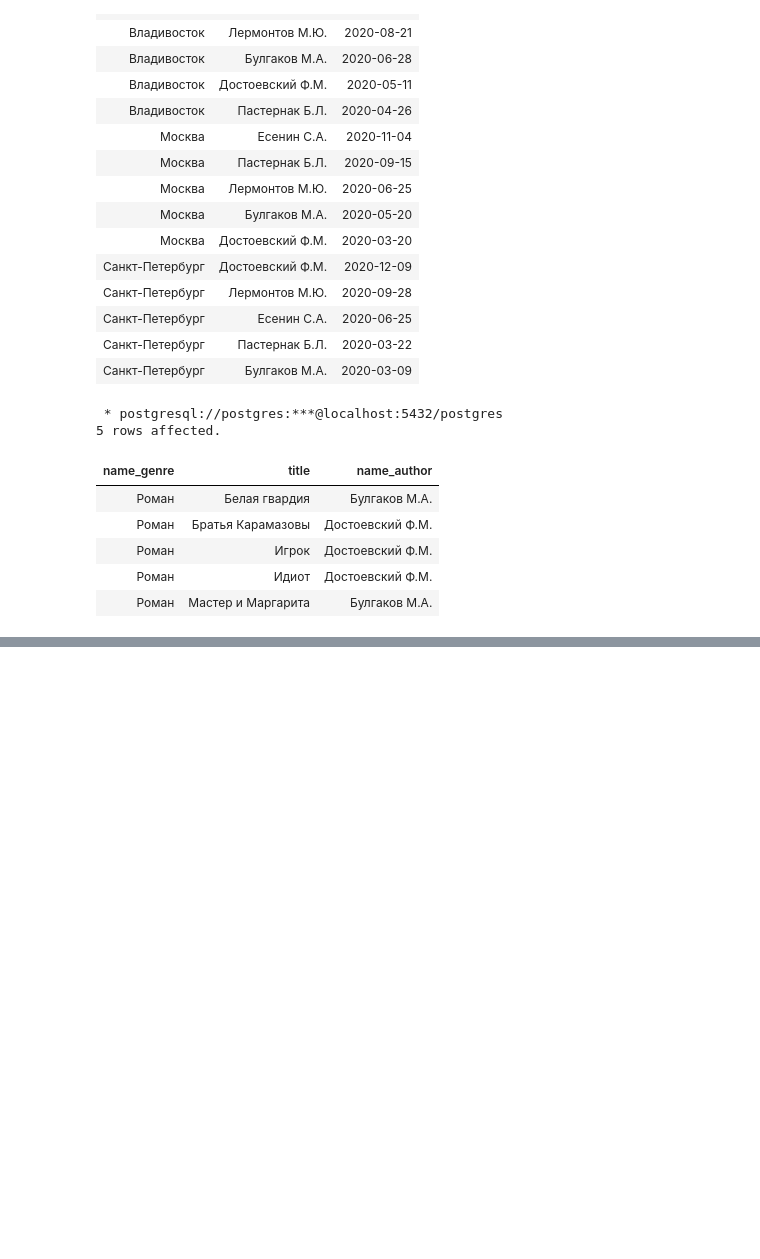
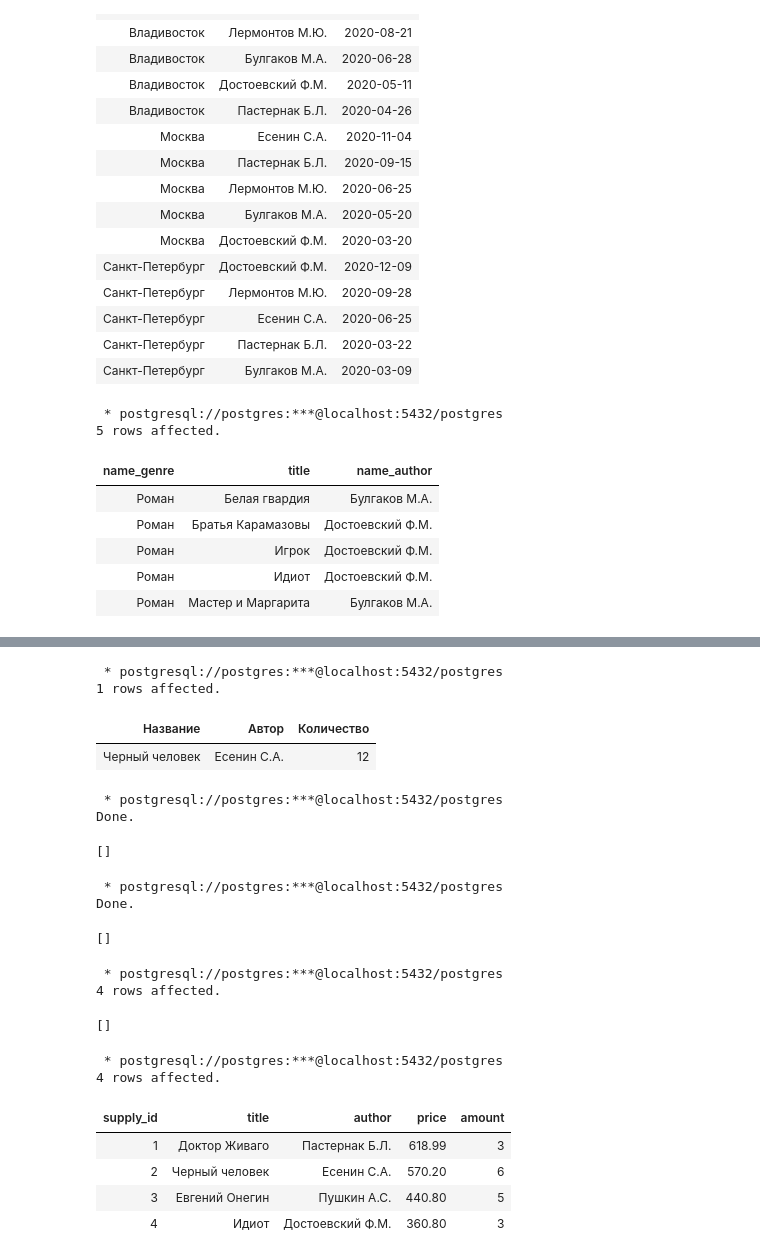
Before and after one commit to letrepas/Interactive-SQL-Simulator, a Jupyter notebook: SQL.ipynb, the cells around one changed output, grey strips where cells are left out. Cells and saved outputs as stored; diff of their text form; code cells hidden in the pictures; blank space fills up the shorter version.

```diff
--- a/SQL.ipynb
+++ b/SQL.ipynb
@@ -1822,0 +1965,54 @@ ORDER BY title;
+# %%
+%%sql
+SELECT b.title Название, name_author Автор, s.amount + b.amount Количество
+FROM stepik.author a
+    JOIN stepik.book b USING(author_id)
+    JOIN stepik.supply s ON  s.price = b.price;
+# %% [output]
+ * postgresql://postgres:***@localhost:5432/postgres
+1 rows affected.
+| Название | Автор | Количество |
+| Черный человек | Есенин С.А. | 12 |
+# %%
+%%sql
+DROP TABLE IF EXISTS stepik.supply CASCADE;
+# %% [output]
+ * postgresql://postgres:***@localhost:5432/postgres
+Done.
+[]
+# %%
+%%sql
+CREATE TABLE stepik.supply(
+    supply_id INT PRIMARY KEY GENERATED ALWAYS AS IDENTITY,
+    title TEXT,
+    author TEXT,
+    price DECIMAL(8,2),
+    amount INT
+);
+# %% [output]
+ * postgresql://postgres:***@localhost:5432/postgres
+Done.
+[]
+# %%
+%%sql
+INSERT INTO stepik.supply (title, author, price, amount)
+VALUES
+    ('Доктор Живаго' , 'Пастернак Б.Л.', 618.99, 3),
+    ('Черный человек', 'Есенин С.А.', 570.2, 6),
+    ('Евгений Онегин', 'Пушкин А.С.', 440.8, 5),
+    ('Идиот','Достоевский Ф.М.', 360.80, 3);
+# %% [output]
+ * postgresql://postgres:***@localhost:5432/postgres
+4 rows affected.
+[]
+# %%
+%%sql
+SELECT * FROM stepik.supply
+# %% [output]
+ * postgresql://postgres:***@localhost:5432/postgres
+4 rows affected.
+| supply_id | title | author | price | amount |
+| 1 | Доктор Живаго | Пастернак Б.Л. | 618.99 | 3 |
+| 2 | Черный человек | Есенин С.А. | 570.20 | 6 |
+| 3 | Евгений Онегин | Пушкин А.С. | 440.80 | 5 |
+| 4 | Идиот | Достоевский Ф.М. | 360.80 | 3 |
```
Also changed, not shown: parts of 8 cells of this notebook.
